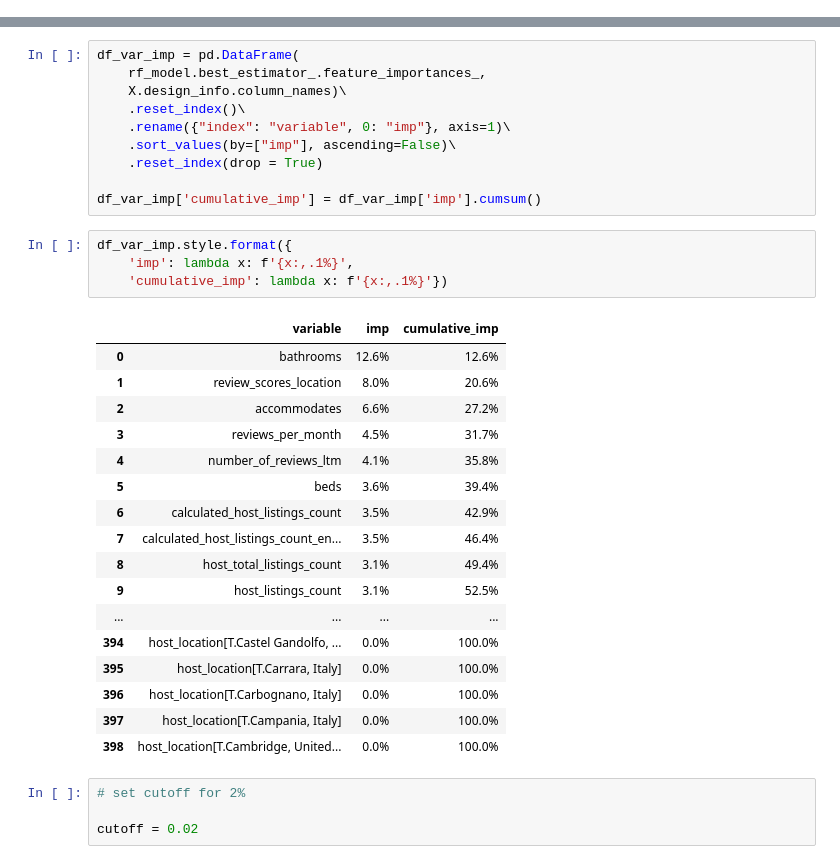
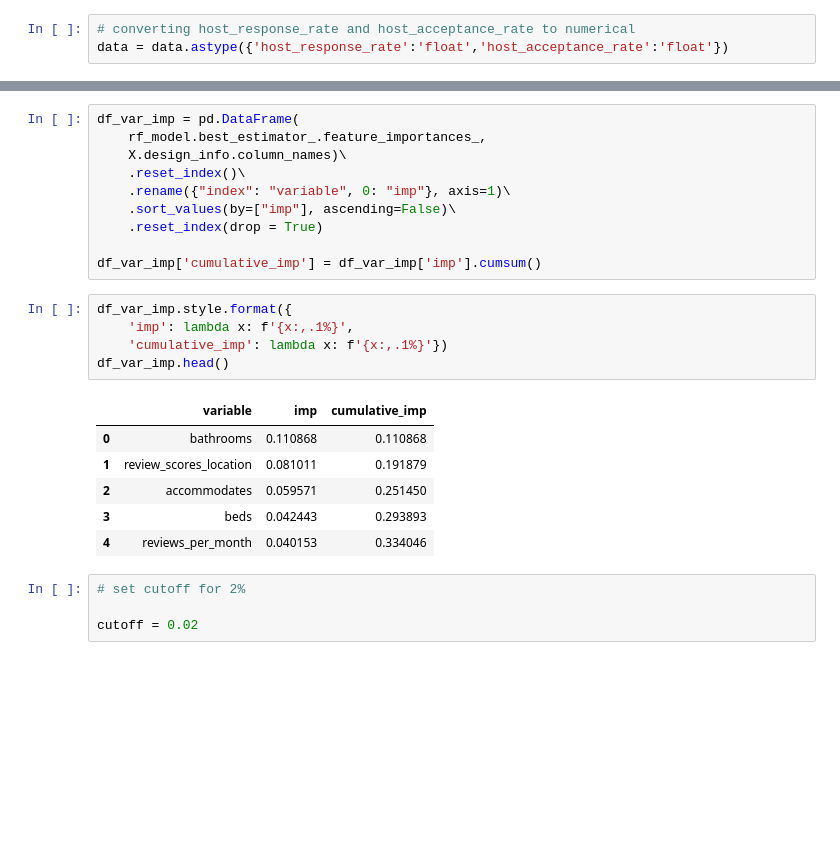
Before and after one commit to balint-thaler/DA3-Assignment-2, a Jupyter notebook: Assignment2.ipynb, the cells around one changed output, grey strips where cells are left out. Cells and saved outputs as stored; diff of their text form; blank space fills up the shorter version.

```diff
--- a/Assignment2.ipynb
+++ b/Assignment2.ipynb
@@ -385,6 +385,9 @@ Data columns (total 47 columns):
  46  bathrooms                                     21964 non-null  float64
 dtypes: bool(5), float64(15), int64(18), object(9)
 memory usage: 7.3+ MB
+# %%
+# converting host_response_rate and host_acceptance_rate to numerical
+data = data.astype({'host_response_rate':'float','host_acceptance_rate':'float'})
 # %% [markdown]
 ### Filtering out extreme/irrelevant values
 # %%
@@ -841,25 +840,15 @@ df_var_imp['cumulative_imp'] = df_var_imp['imp'].cumsum()
 # %%
 df_var_imp.style.format({
     'imp': lambda x: f'{x:,.1%}',
     'cumulative_imp': lambda x: f'{x:,.1%}'})
+df_var_imp.head()
 # %% [output]
 |  | variable | imp | cumulative_imp |
-| 0 | bathrooms | 12.6% | 12.6% |
-| 1 | review_scores_location | 8.0% | 20.6% |
-| 2 | accommodates | 6.6% | 27.2% |
-| 3 | reviews_per_month | 4.5% | 31.7% |
-| 4 | number_of_reviews_ltm | 4.1% | 35.8% |
-| 5 | beds | 3.6% | 39.4% |
-| 6 | calculated_host_listings_count | 3.5% | 42.9% |
-| 7 | calculated_host_listings_count_en... | 3.5% | 46.4% |
-| 8 | host_total_listings_count | 3.1% | 49.4% |
-| 9 | host_listings_count | 3.1% | 52.5% |
-| ... | ... | ... | ... |
-| 394 | host_location[T.Castel Gandolfo, ... | 0.0% | 100.0% |
-| 395 | host_location[T.Carrara, Italy] | 0.0% | 100.0% |
-| 396 | host_location[T.Carbognano, Italy] | 0.0% | 100.0% |
-| 397 | host_location[T.Campania, Italy] | 0.0% | 100.0% |
-| 398 | host_location[T.Cambridge, United... | 0.0% | 100.0% |
+| 0 | bathrooms | 0.110868 | 0.110868 |
+| 1 | review_scores_location | 0.081011 | 0.191879 |
+| 2 | accommodates | 0.059571 | 0.251450 |
+| 3 | beds | 0.042443 | 0.293893 |
+| 4 | reviews_per_month | 0.040153 | 0.334046 |
 # %%
 # set cutoff for 2%
 
```
Also changed, not shown: parts of 42 cells of this notebook.
